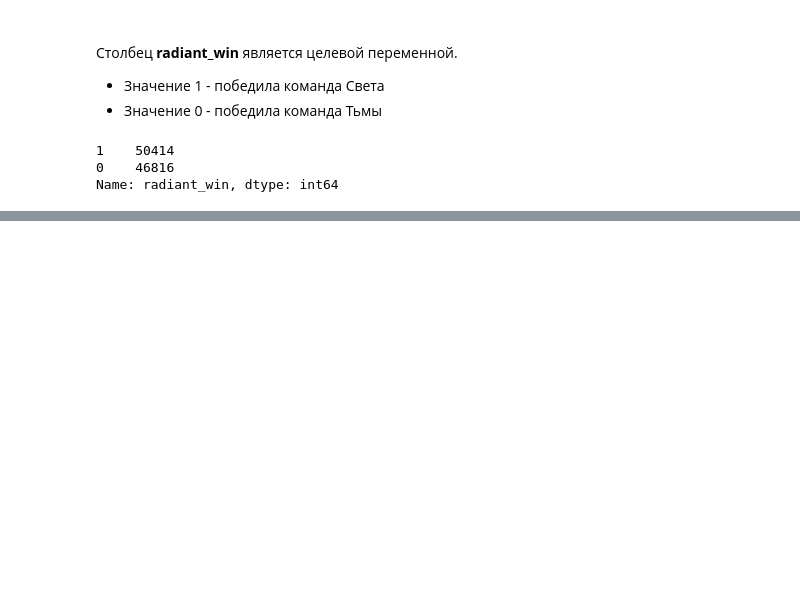
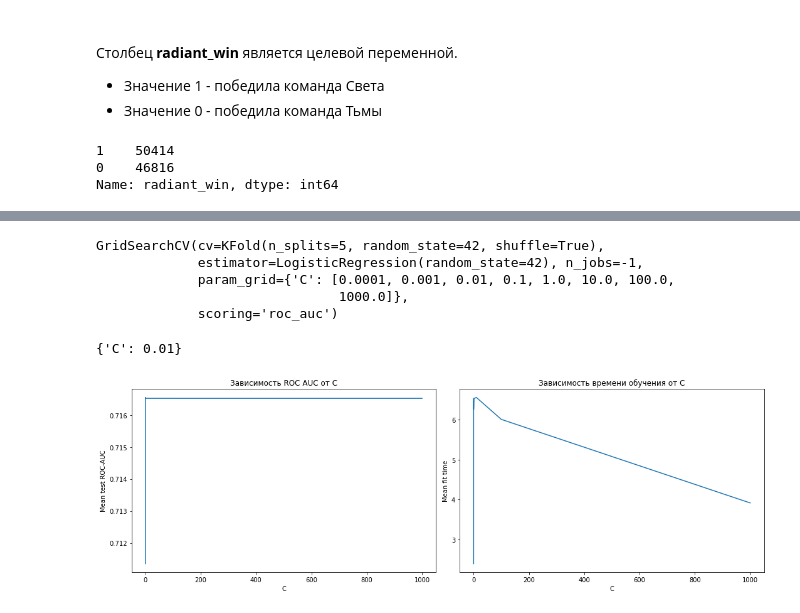
Before and after one commit to MedvedevDenis/Introduction-to-machine-learning, a Jupyter notebook: Проект предсказания победителя в онлайн-игре/Предсказания победителя в онлайн-игре.ipynb, the cells around one changed output, grey strips where cells are left out. Cells and saved outputs as stored; diff of their text form; code cells hidden in the pictures; blank space fills up the shorter version.

```diff
--- a/Проект предсказания победителя в онлайн-игре/Предсказания победителя в онлайн-игре.ipynb
+++ b/Проект предсказания победителя в онлайн-игре/Предсказания победителя в онлайн-игре.ipynb
@@ -52,0 +158,23 @@ grid_search.fit(X_train, y_train)
+# %%
+params = {"C": [10.0 ** i for i in range(-4, 4)]}
+# %%
+grid_search = GridSearchCV(logistic_regression, params, scoring = "roc_auc", cv = cv, n_jobs = -1)
+# %%
+grid_search.fit(X_train_scaled, y_train)
+# %% [output]
+GridSearchCV(cv=KFold(n_splits=5, random_state=42, shuffle=True),
+             estimator=LogisticRegression(random_state=42), n_jobs=-1,
+             param_grid={'C': [0.0001, 0.001, 0.01, 0.1, 1.0, 10.0, 100.0,
+                               1000.0]},
+             scoring='roc_auc')
+# %%
+grid_search.best_params_
+# %% [output]
+{'C': 0.01}
+# %%
+lr_results = pd.DataFrame(grid_search.cv_results_)
+lr_results["fit_time"] = lr_results["mean_fit_time"]*cv.n_splits
+# %%
+plot_cv(lr_results, param = "C")
+# %% [output]
+[figure, added]
```
Also changed, not shown: parts of 68 cells of this notebook, 1 other file.
